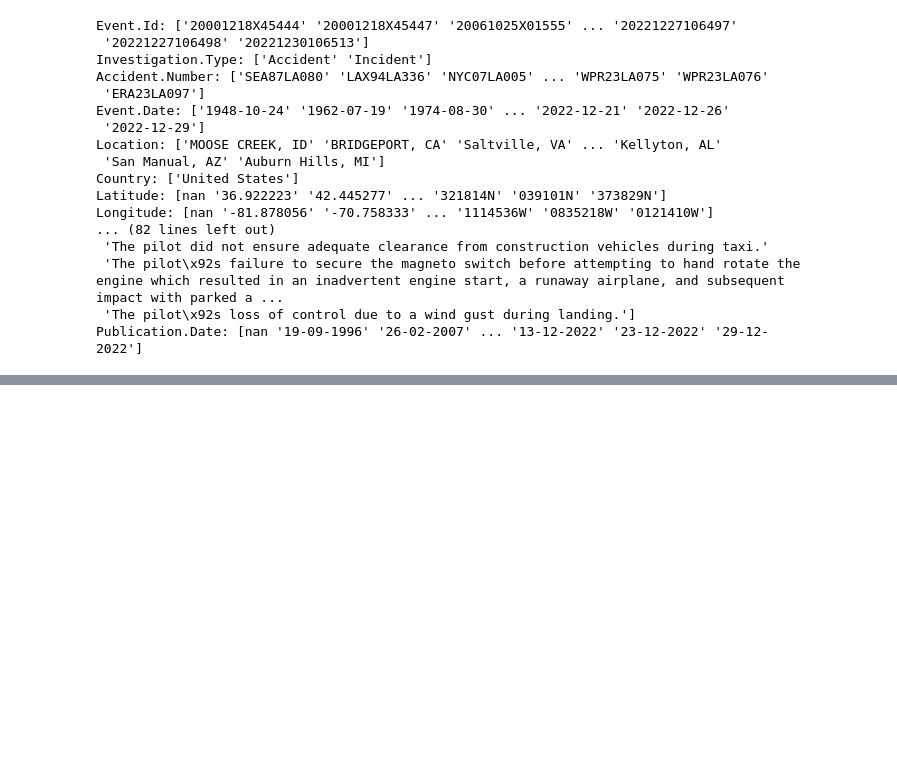
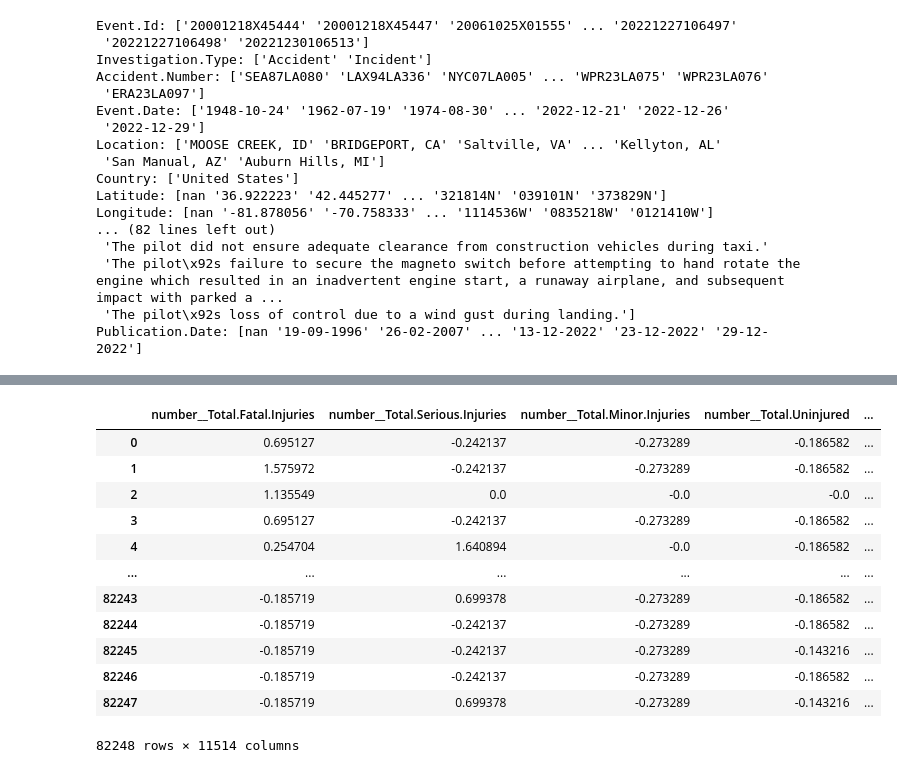
Before and after one commit to infoshareacademy/jdszr13-pocieszyciele_wrazliwych_danych, a Jupyter notebook: ml-projekt-pwd/katastrofy_obrobione.ipynb, the cells around one changed output, grey strips where cells are left out. Saved outputs shown, nothing was run; the diff lists cells and outputs as text; code cells hidden in the pictures; blank space fills up the shorter version.

```diff
--- a/ml-projekt-pwd/katastrofy_obrobione.ipynb
+++ b/ml-projekt-pwd/katastrofy_obrobione.ipynb
@@ -60,3 +55,0 @@ llm = OpenAI(api_token=OPENAI_API_KEY)
-# %%
-pandas_ai = PandasAI(llm)
-pandas_ai.run(df, prompt='Find all correlations for numeric_only columns and make chart or charts.' )
@@ -65,0 +113,2 @@ pandas_ai.run(df, prompt='Find all correlations for numeric_only columns and mak
+# %%
+df.drop(columns=["Latitude", "Registration.Number", "Make","Longitude", "Schedule", "FAR.Description", "Air.carrier", "Airport.Code", "Airport.Name", "Aircraft.Category", "Event.Id", "Accident.Number"], inplace=True)
@@ -65,0 +144,14 @@ pandas_ai.run(df, prompt='Find all correlations for numeric_only columns and mak
+# %%
+""" df['Weather.Condition'] = df['Weather.Condition'].astype('category')
+df['Investigation.Type'] = df['Investigation.Type'].astype('category')
+df['Aircraft.damage'] = df['Aircraft.damage'].astype('category')
+df['Aircraft.Category'] = df['Aircraft.Category'].astype('category')
+df['Amateur.Built'] = df['Amateur.Built'].astype('category')
+df['Model'] = df['Model'].astype('category')
+df['Make'] = df['Make'].astype('category')
+df['Number.of.Engines'] = df['Number.of.Engines'].astype('category')
+df['Engine.Type'] = df['Engine.Type'].astype('category')
+df['Purpose.of.flight'] = df['Purpose.of.flight'].astype('category')
+df['Air.carrier'] = df['Air.carrier'].astype('category')
+
+df.describe(include='category') """
@@ -65,0 +186,47 @@ pandas_ai.run(df, prompt='Find all correlations for numeric_only columns and mak
+# %%
+dataset = df
+
+numerical_features = ["Total.Fatal.Injuries", "Total.Serious.Injuries", "Total.Minor.Injuries", "Total.Uninjured"]
+binary_features = ["Investigation.Type"]
+categorical_features = ["Aircraft.damage", "Model", "Amateur.Built", "Number.of.Engines", "Engine.Type", "Purpose.of.flight", "Broad.phase.of.flight", "Weather.Condition"]
+
+
+numeric_pipeline = Pipeline(steps=[
+    ('impute', SimpleImputer(strategy='mean')),
+    ('scale', StandardScaler())
+])
+
+categorical_pipeline = Pipeline(steps=[
+    ('impute', SimpleImputer(strategy='most_frequent')),
+    ('one-hot', OneHotEncoder(handle_unknown='ignore', sparse_output=False)),
+])
+
+binary_pipeline = Pipeline(steps=[
+    ('impute', SimpleImputer(strategy='most_frequent'))
+])
+
+full_processor = ColumnTransformer(transformers=[
+    ('number', numeric_pipeline, numerical_features),
+    ('category', categorical_pipeline, categorical_features),
+    ('binary', binary_pipeline, binary_features)
+],
+remainder = 'passthrough') # 'drop'
+
+full_processor.fit(dataset)
+
+data_set_mod = pd.DataFrame(full_processor.transform(dataset), columns=full_processor.get_feature_names_out())
+data_set_mod
+# %% [output]
+|  | number__Total.Fatal.Injuries | number__Total.Serious.Injuries | number__Total.Minor.Injuries | number__Total.Uninjured | ... |
+| 0 | 0.695127 | -0.242137 | -0.273289 | -0.186582 | ... |
+| 1 | 1.575972 | -0.242137 | -0.273289 | -0.186582 | ... |
+| 2 | 1.135549 | 0.0 | -0.0 | -0.0 | ... |
+| 3 | 0.695127 | -0.242137 | -0.273289 | -0.186582 | ... |
+| 4 | 0.254704 | 1.640894 | -0.0 | -0.186582 | ... |
+| ... | ... | ... | ... | ... | ... |
+| 82243 | -0.185719 | 0.699378 | -0.273289 | -0.186582 | ... |
+| 82244 | -0.185719 | -0.242137 | -0.273289 | -0.186582 | ... |
+| 82245 | -0.185719 | -0.242137 | -0.273289 | -0.143216 | ... |
+| 82246 | -0.185719 | -0.242137 | -0.273289 | -0.186582 | ... |
+| 82247 | -0.185719 | 0.699378 | -0.273289 | -0.143216 | ... |
+82248 rows × 11514 columns
```
Also changed, not shown: parts of 12 cells of this notebook.
